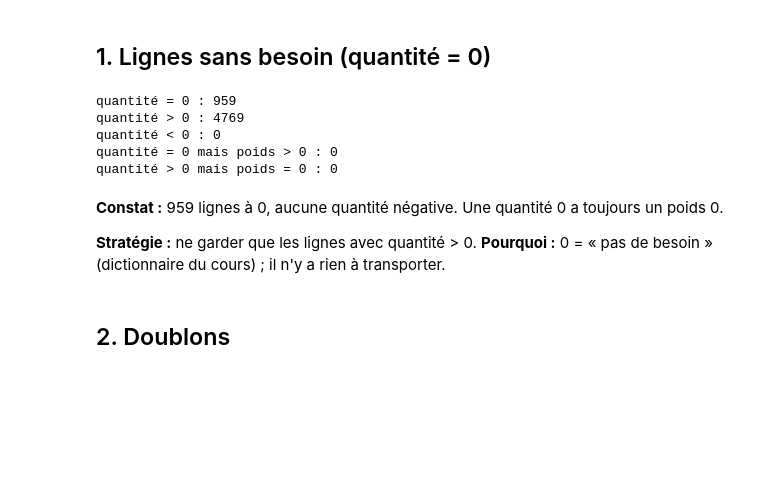
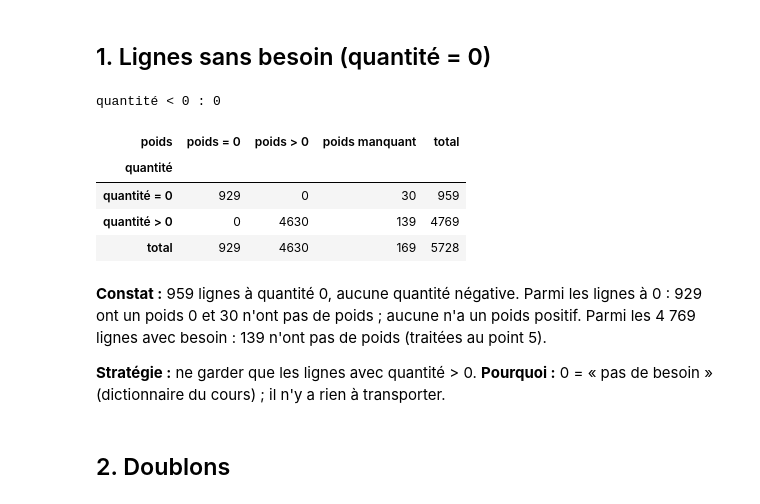
Before and after one commit to exauceh/delivery_schedule_optimization, a Jupyter notebook: notebooks/milestone1.ipynb, the cells around one changed output. Drawn from its saved outputs; the diff is of its cells as text; code cells hidden in the pictures; blank space fills up the shorter version.

```diff
--- a/notebooks/milestone1.ipynb
+++ b/notebooks/milestone1.ipynb
@@ -55,19 +55,27 @@ pd.DataFrame({"manquants": schedule.isna().sum(), "distinctes": schedule.nunique
 ## 1. Lignes sans besoin (quantité = 0)
 # %%
 qty = schedule["schedule_quantity"]
-print("quantité = 0 :", (qty == 0).sum())
-print("quantité > 0 :", (qty > 0).sum())
 print("quantité < 0 :", (qty < 0).sum())
-print("quantité = 0 mais poids > 0 :", ((qty == 0) & (schedule["weight"] > 0)).sum())
-print("quantité > 0 mais poids = 0 :", ((qty > 0) & (schedule["weight"] == 0)).sum())
+
+# Croisement quantité / état du poids (un poids manquant n'est ni = 0 ni > 0 : il faut le compter à part)
+etat_poids = np.select(
+    [schedule["weight"].isna(), schedule["weight"] == 0],
+    ["poids manquant", "poids = 0"],
+    default="poids > 0",
+)
+pd.crosstab(np.where(qty > 0, "quantité > 0", "quantité = 0"), etat_poids, margins=True, margins_name="total",
+            rownames=["quantité"], colnames=["poids"])
 # %% [output]
-quantité = 0 : 959
-quantité > 0 : 4769
 quantité < 0 : 0
-quantité = 0 mais poids > 0 : 0
-quantité > 0 mais poids = 0 : 0
+| poids | poids = 0 | poids > 0 | poids manquant | total |
+| quantité |  |  |  |  |
+| quantité = 0 | 929 | 0 | 30 | 959 |
+| quantité > 0 | 0 | 4630 | 139 | 4769 |
+| total | 929 | 4630 | 169 | 5728 |
 # %% [markdown]
-**Constat :** 959 lignes à 0, aucune quantité négative. Une quantité 0 a toujours un poids 0.
+**Constat :** 959 lignes à quantité 0, aucune quantité négative.
+Parmi les lignes à 0 : 929 ont un poids 0 et 30 n'ont pas de poids ; aucune n'a un poids positif.
+Parmi les 4 769 lignes avec besoin : 139 n'ont pas de poids (traitées au point 5).
 
 **Stratégie :** ne garder que les lignes avec quantité > 0.
 **Pourquoi :** 0 = « pas de besoin » (dictionnaire du cours) ; il n'y a rien à transporter.
```
Also changed, not shown: parts of 1 cell of this notebook.
